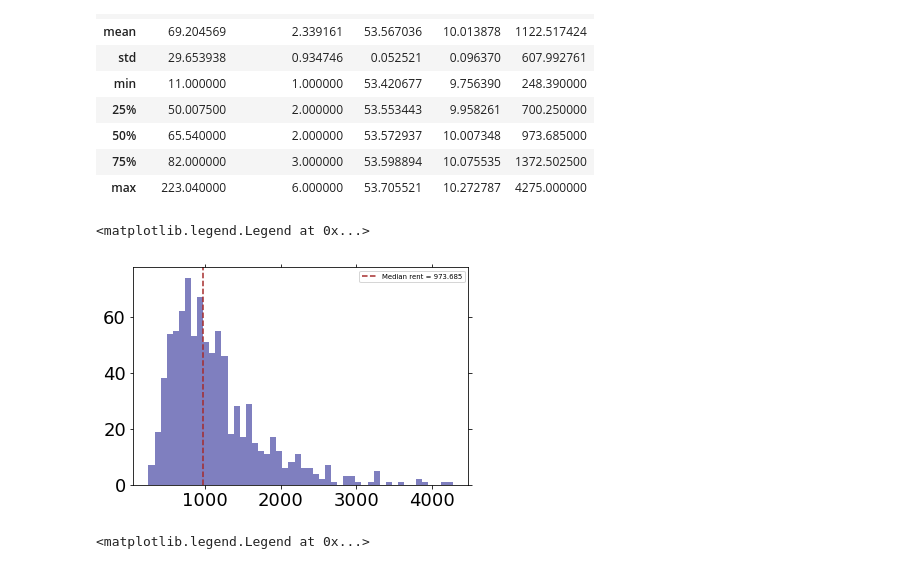
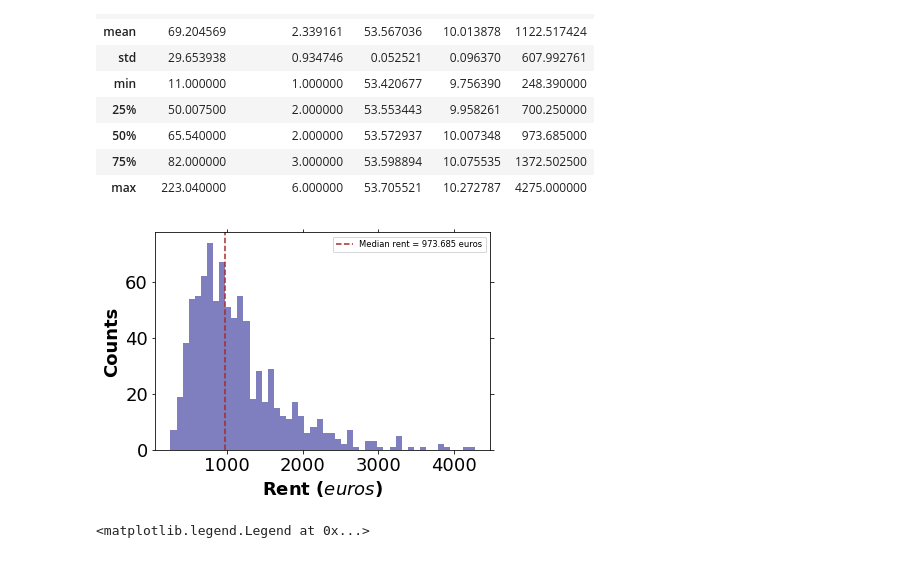
Before and after one commit to meghanad-kayanattil/Data_Science_Python_notebooks, a Jupyter notebook: Rent prediction wt linear regression-Hamburg-2022-July/Some simple analysis with the clean data .ipynb, the cells around one changed output. Cells and saved outputs as stored; diff of their text form; code cells hidden in the pictures.

Commit message:
Inclusion of plot figures and summary figure

```diff
--- a/Rent prediction wt linear regression-Hamburg-2022-July/Some simple analysis with the clean data .ipynb
+++ b/Rent prediction wt linear regression-Hamburg-2022-July/Some simple analysis with the clean data .ipynb
@@ -31,12 +31,14 @@ df.describe()
 # %%
 median = df['Rent (in eur)'].median()
 fig1, ax1 = plt.subplots()
 ax1.hist(df['Rent (in eur)'], bins = 50, alpha = 0.5)
-ax1.axvline(df['Rent (in eur)'].median(), color = 'brown', ls ='--', label = f'Median rent = {median}' )
-ax1.legend(fontsize='x-small')
+ax1.axvline(df['Rent (in eur)'].median(), color = 'brown', ls ='--', label = f'Median rent = {median} euros' )
+ax1.legend(fontsize='small')
+ax1.set_xlabel('Rent ($euros$)')
+ax1.set_ylabel('Counts')
+plt.savefig('Rent_distribution.png', bbox_inches = 'tight')
 # %% [output]
-<matplotlib.legend.Legend at 0x...>
-[figure, old version]
+[figure, new version]
 # %%
 median_area = df['Area ($m^2$)'].median()
 fig2, ax2 = plt.subplots()
```
Also changed, not shown: parts of 1 cell of this notebook, 5 other files.
